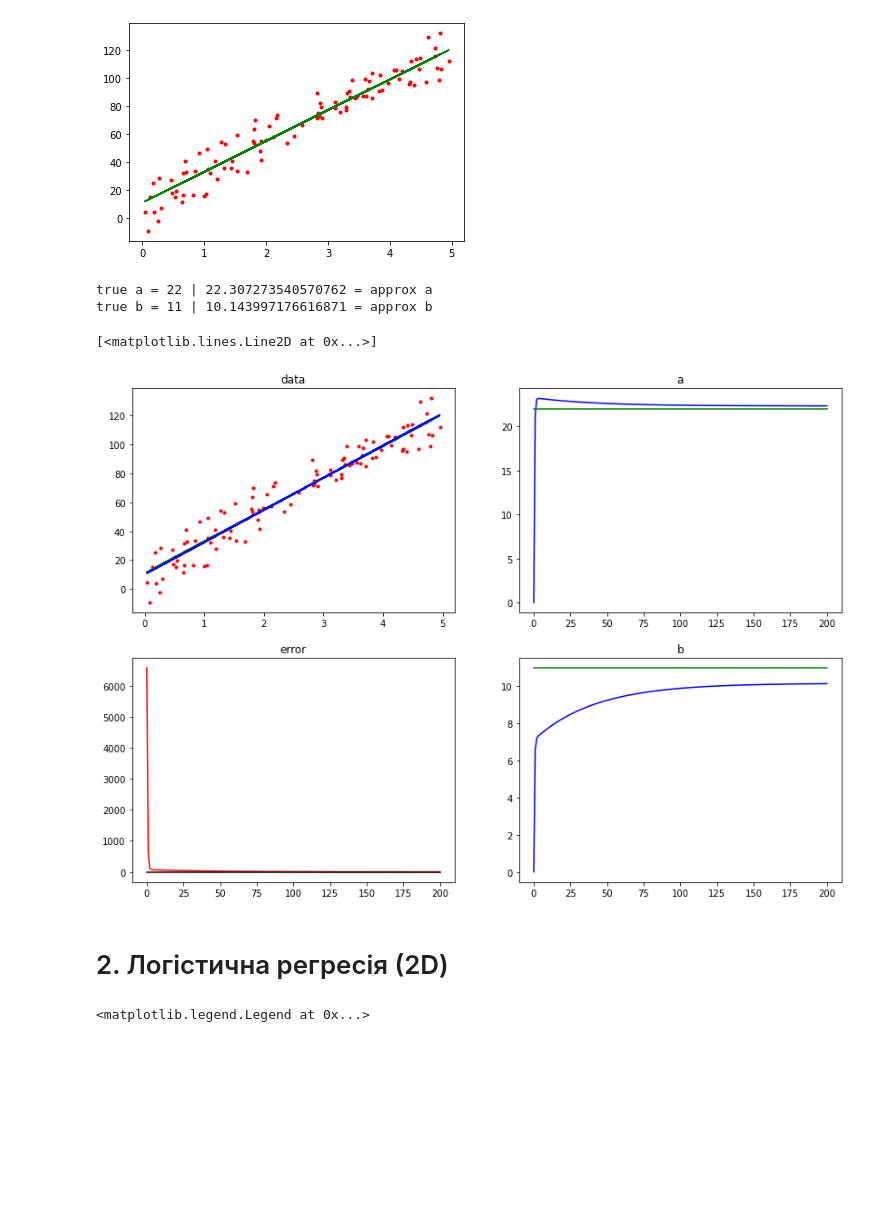
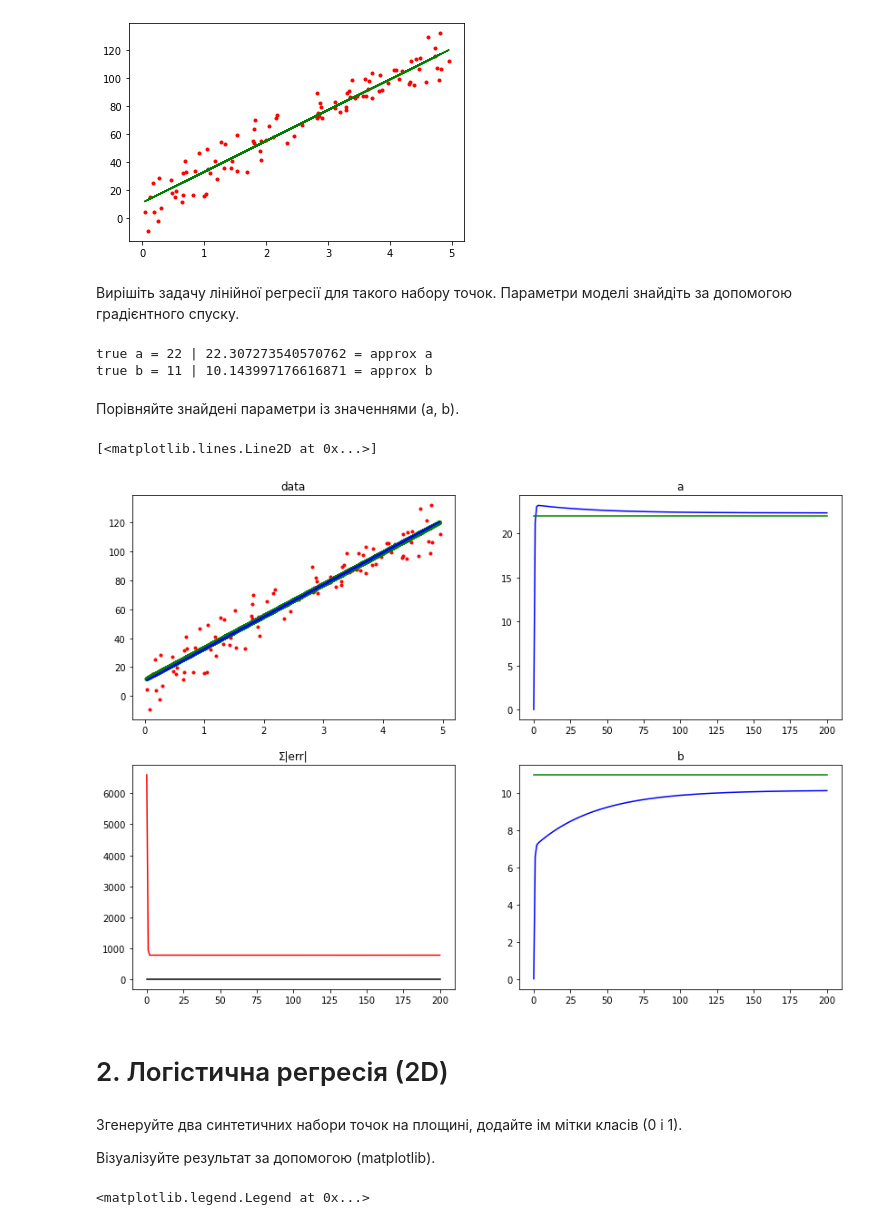
Before and after one commit to valeria-scherb/da-labs, a Jupyter notebook: Laba1.ipynb, the cells around one changed output. Drawn from its saved outputs; the diff is of its cells as text; code cells hidden in the pictures; blank space fills up the shorter version.

```diff
--- a/Laba1.ipynb
+++ b/Laba1.ipynb
@@ -20,6 +24,8 @@ plt.plot(X, a * X + b, color = 'g')
 # %% [output]
 [<matplotlib.lines.Line2D at 0x...>]
 [figure]
+# %% [markdown]
+Вирішіть задачу лінійної регресії для такого набору точок. Параметри моделі знайдіть за допомогою градієнтного спуску.
 # %%
 iter_limit = 200
 learn_rate = 0.05
@@ -35,34 +41,40 @@ for it in range(0, iter_limit):
     b_ -= learn_rate * b_grad
     a_hist.append(a_)
     b_hist.append(b_)
-    e_hist.append(err.sum())
-e_hist.append(err.sum())
+    e_hist.append(abs(err).sum())
+e_hist.append(abs(err).sum())
 print('true a = {} | {} = approx a'.format(a, a_))
 print('true b = {} | {} = approx b'.format(b, b_))
 # %% [output]
 true a = 22 | 22.307273540570762 = approx a
 true b = 11 | 10.143997176616871 = approx b
+# %% [markdown]
+Порівняйте знайдені параметри із значеннями (a, b).
 # %%
 its = range(0, iter_limit+1)
 fig = plt.figure(figsize=(14,10))
 fig.add_subplot(2, 2, 1).set_title('data')
 plt.scatter(X, Y, marker = '.', color = 'r')
-plt.plot(X, a * X + b, color = 'g')
+plt.plot(X, a * X + b, color = 'g', linewidth=5)
 plt.plot(X, a_ * X + b_, color = 'b')
 fig.add_subplot(2, 2, 2).set_title('a')
 plt.plot(its, a_hist, color='b')
 plt.plot(its, np.zeros(iter_limit+1) + a, color='g')
 fig.add_subplot(2, 2, 4).set_title('b')
 plt.plot(its, b_hist, color='b')
 plt.plot(its, np.zeros(iter_limit+1) + b, color='g')
-fig.add_subplot(2, 2, 3).set_title('error')
+fig.add_subplot(2, 2, 3).set_title('Σ|err|')
 plt.plot(its, e_hist, color='r')
 plt.plot(its, np.zeros(iter_limit+1), color='k')
 # %% [output]
 [<matplotlib.lines.Line2D at 0x...>]
-[figure, old version]
+[figure, new version]
 # %% [markdown]
 # 2. Логістична регресія (2D)
+# %% [markdown]
+Згенеруйте два синтетичних набори точок на площині, додайте ім мітки класів (0 і 1).
+
+Візуалізуйте результат за допомогою (matplotlib).
 # %%
 points = 100
 mean_1 = [22, 11]
```
Also changed, not shown: parts of 5 cells of this notebook.
